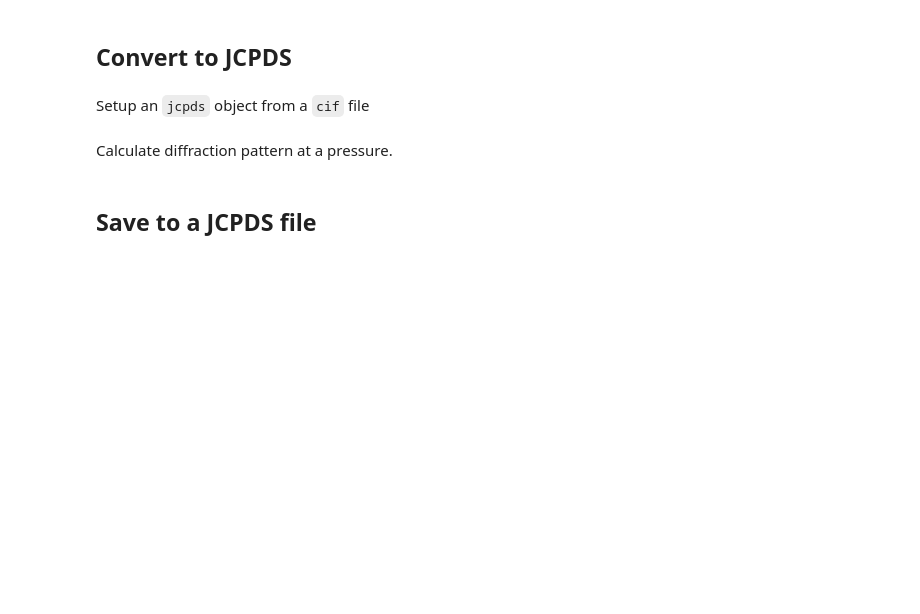
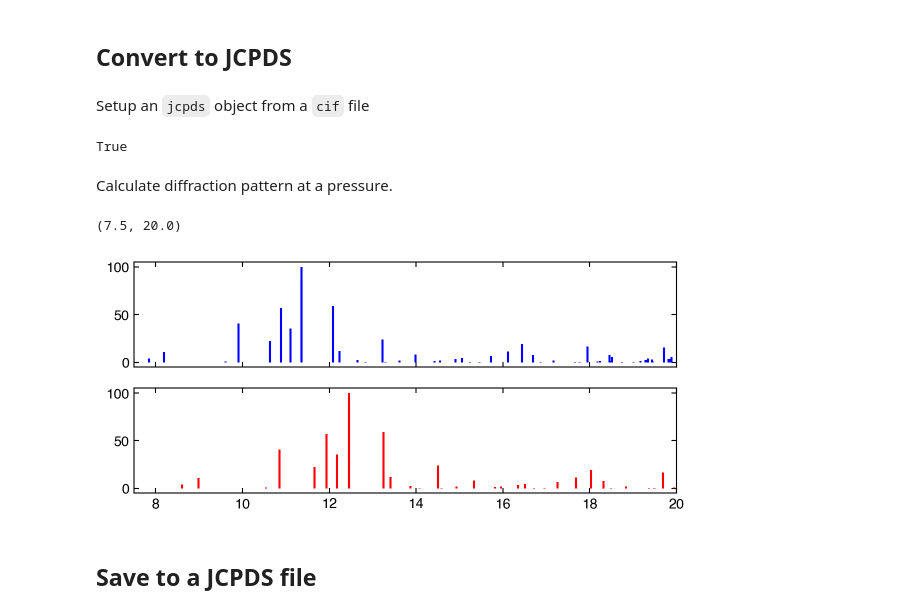
Before and after one commit to SHDShim/PeakPo, a Jupyter notebook: jupyter-tools/1_cif_to_jcpds/Convert_CIF_to_JCPDS.ipynb, the cells around one changed output. Cells and saved outputs as stored; diff of their text form; code cells hidden in the pictures; blank space fills up the shorter version.

```diff
--- a/jupyter-tools/1_cif_to_jcpds/Convert_CIF_to_JCPDS.ipynb
+++ b/jupyter-tools/1_cif_to_jcpds/Convert_CIF_to_JCPDS.ipynb
@@ -25 +28,3 @@ cif_name = 'FeS2_mp-1522_primitive'
+# %%
+cif_name = 'Fe2S'
 # %% [markdown]
@@ -131,6 +214,8 @@ material_jcpds = ds_jcpds.JCPDS()
 material_jcpds.set_from_cif(fn_cif, k0, k0p, \
                       thermal_expansion=alpha,
                         two_theta_range=xrange)
+# %% [output]
+True
 # %% [markdown]
 Calculate diffraction pattern at a pressure.
 # %%
@@ -140,8 +225,11 @@ tth, inten = material_jcpds.get_tthVSint(wl_xray)
 # %%
 f, ax = plt.subplots(2, 1, figsize=(7,3), sharex=True)
 ax[0].vlines(diff_lines[:,0], 0., diff_lines[:,2], color='b')
 ax[1].vlines(tth, 0., inten, color = 'r')
-ax[0].set_xlim(7.5,9)
+ax[0].set_xlim(7.5,20)
+# %% [output]
+(7.5, 20.0)
+[figure, added]
 # %% [markdown]
 ## Save to a JCPDS file
 # %%
```
Also changed, not shown: parts of 24 cells of this notebook, 6 other files.
